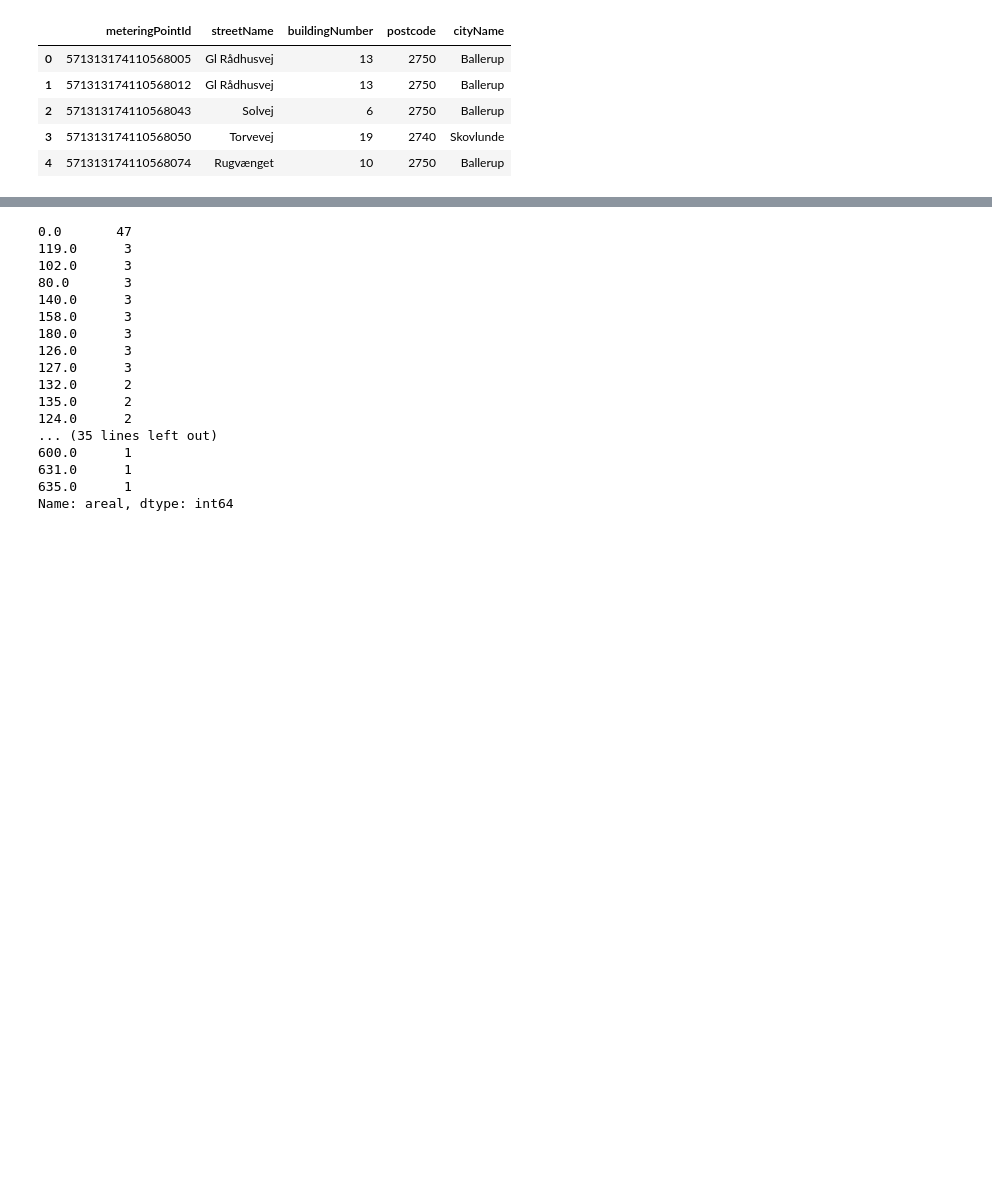
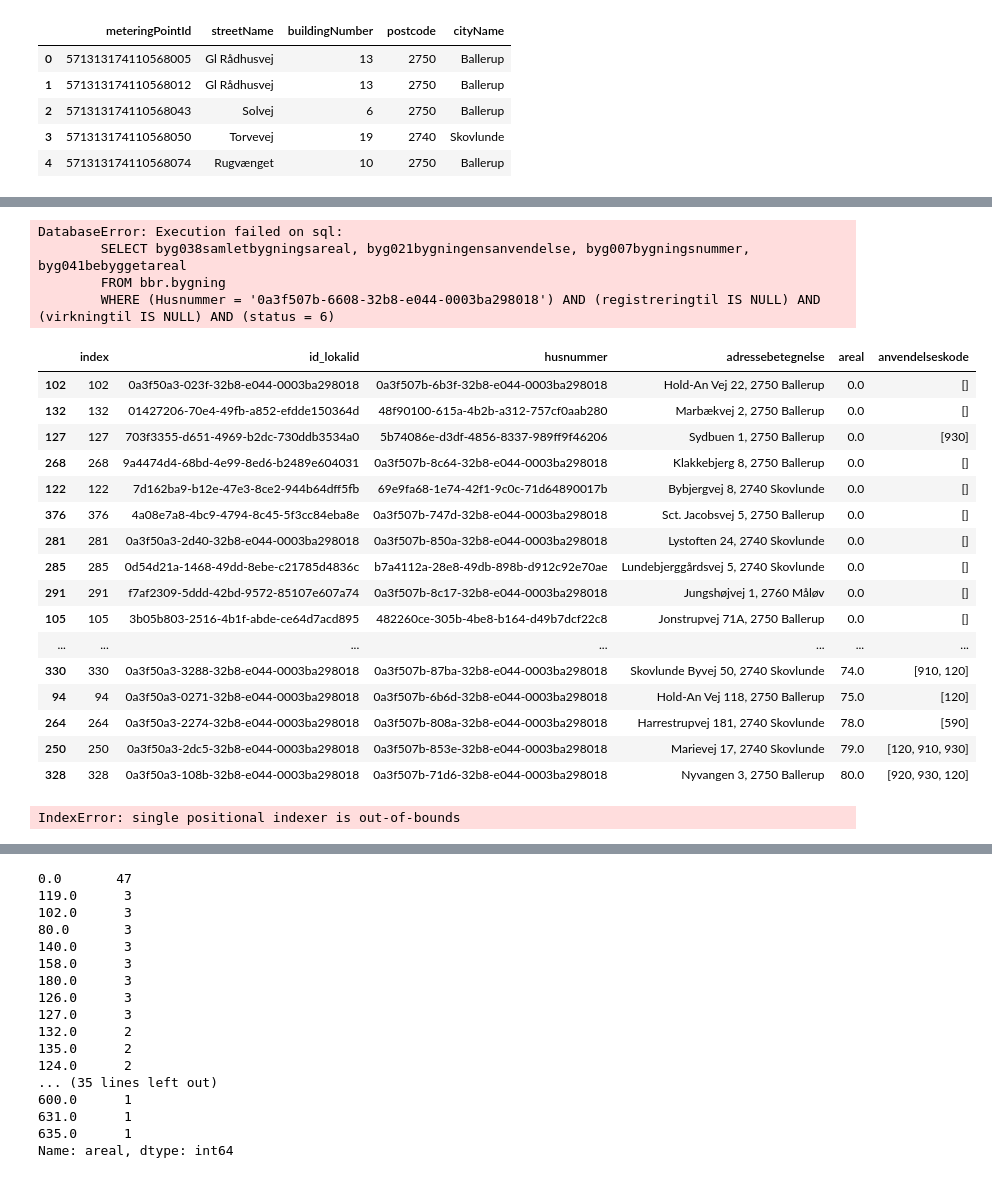
Before and after one commit to Mikkel-schmidt/El, a Jupyter notebook: Code2/Hent_data.ipynb, the cells around one changed output, grey strips where cells are left out. Saved outputs shown, nothing was run; the diff lists cells and outputs as text; code cells hidden in the pictures; blank space fills up the shorter version.

```diff
--- a/Code2/Hent_data.ipynb
+++ b/Code2/Hent_data.ipynb
@@ -380,0 +400,2 @@ csv.head(20)
+# %%
+df_sql, _ = sql_query(df_besp)
@@ -380,0 +411,31 @@ csv.head(20)
+# %%
+csv = BBR_api1(df_sql)
+# %% [output]
+DatabaseError: Execution failed on sql:
+        SELECT byg038samletbygningsareal, byg021bygningensanvendelse, byg007bygningsnummer, byg041bebyggetareal
+        FROM bbr.bygning
+        WHERE (Husnummer = '0a3f507b-6608-32b8-e044-0003ba298018') AND (registreringtil IS NULL) AND (virkningtil IS NULL) AND (status = 6)
+# %%
+csv.drop_duplicates(subset=['adressebetegnelse','areal']).sort_values('areal').head(60)
+# %% [output]
+|  | index | id_lokalid | husnummer | adressebetegnelse | areal | anvendelseskode |
+| 102 | 102 | 0a3f50a3-023f-32b8-e044-0003ba298018 | 0a3f507b-6b3f-32b8-e044-0003ba298018 | Hold-An Vej 22, 2750 Ballerup | 0.0 | [] |
+| 132 | 132 | 01427206-70e4-49fb-a852-efdde150364d | 48f90100-615a-4b2b-a312-757cf0aab280 | Marbækvej 2, 2750 Ballerup | 0.0 | [] |
+| 127 | 127 | 703f3355-d651-4969-b2dc-730ddb3534a0 | 5b74086e-d3df-4856-8337-989ff9f46206 | Sydbuen 1, 2750 Ballerup | 0.0 | [930] |
+| 268 | 268 | 9a4474d4-68bd-4e99-8ed6-b2489e604031 | 0a3f507b-8c64-32b8-e044-0003ba298018 | Klakkebjerg 8, 2750 Ballerup | 0.0 | [] |
+| 122 | 122 | 7d162ba9-b12e-47e3-8ce2-944b64dff5fb | 69e9fa68-1e74-42f1-9c0c-71d64890017b | Bybjergvej 8, 2740 Skovlunde | 0.0 | [] |
+| 376 | 376 | 4a08e7a8-4bc9-4794-8c45-5f3cc84eba8e | 0a3f507b-747d-32b8-e044-0003ba298018 | Sct. Jacobsvej 5, 2750 Ballerup | 0.0 | [] |
+| 281 | 281 | 0a3f50a3-2d40-32b8-e044-0003ba298018 | 0a3f507b-850a-32b8-e044-0003ba298018 | Lystoften 24, 2740 Skovlunde | 0.0 | [] |
+| 285 | 285 | 0d54d21a-1468-49dd-8ebe-c21785d4836c | b7a4112a-28e8-49db-898b-d912c92e70ae | Lundebjerggårdsvej 5, 2740 Skovlunde | 0.0 | [] |
+| 291 | 291 | f7af2309-5ddd-42bd-9572-85107e607a74 | 0a3f507b-8c17-32b8-e044-0003ba298018 | Jungshøjvej 1, 2760 Måløv | 0.0 | [] |
+| 105 | 105 | 3b05b803-2516-4b1f-abde-ce64d7acd895 | 482260ce-305b-4be8-b164-d49b7dcf22c8 | Jonstrupvej 71A, 2750 Ballerup | 0.0 | [] |
+| ... | ... | ... | ... | ... | ... | ... |
+| 330 | 330 | 0a3f50a3-3288-32b8-e044-0003ba298018 | 0a3f507b-87ba-32b8-e044-0003ba298018 | Skovlunde Byvej 50, 2740 Skovlunde | 74.0 | [910, 120] |
+| 94 | 94 | 0a3f50a3-0271-32b8-e044-0003ba298018 | 0a3f507b-6b6d-32b8-e044-0003ba298018 | Hold-An Vej 118, 2750 Ballerup | 75.0 | [120] |
+| 264 | 264 | 0a3f50a3-2274-32b8-e044-0003ba298018 | 0a3f507b-808a-32b8-e044-0003ba298018 | Harrestrupvej 181, 2740 Skovlunde | 78.0 | [590] |
+| 250 | 250 | 0a3f50a3-2dc5-32b8-e044-0003ba298018 | 0a3f507b-853e-32b8-e044-0003ba298018 | Marievej 17, 2740 Skovlunde | 79.0 | [120, 910, 930] |
+| 328 | 328 | 0a3f50a3-108b-32b8-e044-0003ba298018 | 0a3f507b-71d6-32b8-e044-0003ba298018 | Nyvangen 3, 2750 Ballerup | 80.0 | [920, 930, 120] |
+# %%
+csvv = BBR_api2(csv.drop_duplicates(subset=['adressebetegnelse','areal']))
+# %% [output]
+IndexError: single positional indexer is out-of-bounds
```
Also changed, not shown: parts of 7 cells of this notebook, 1 other file.
